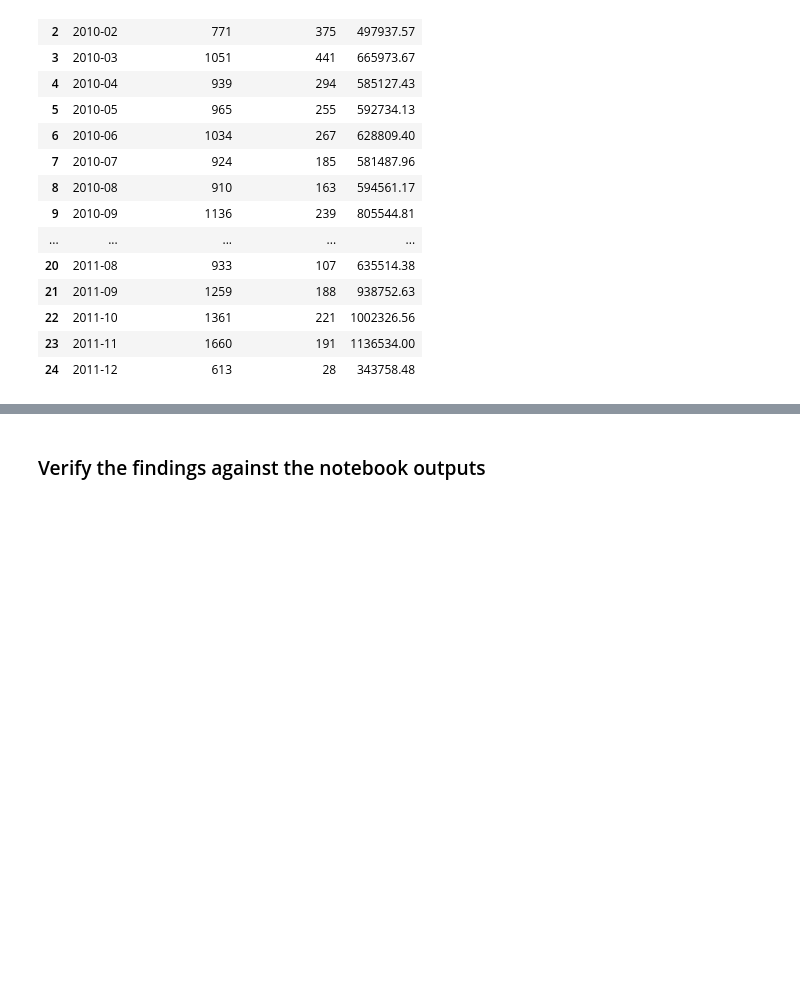
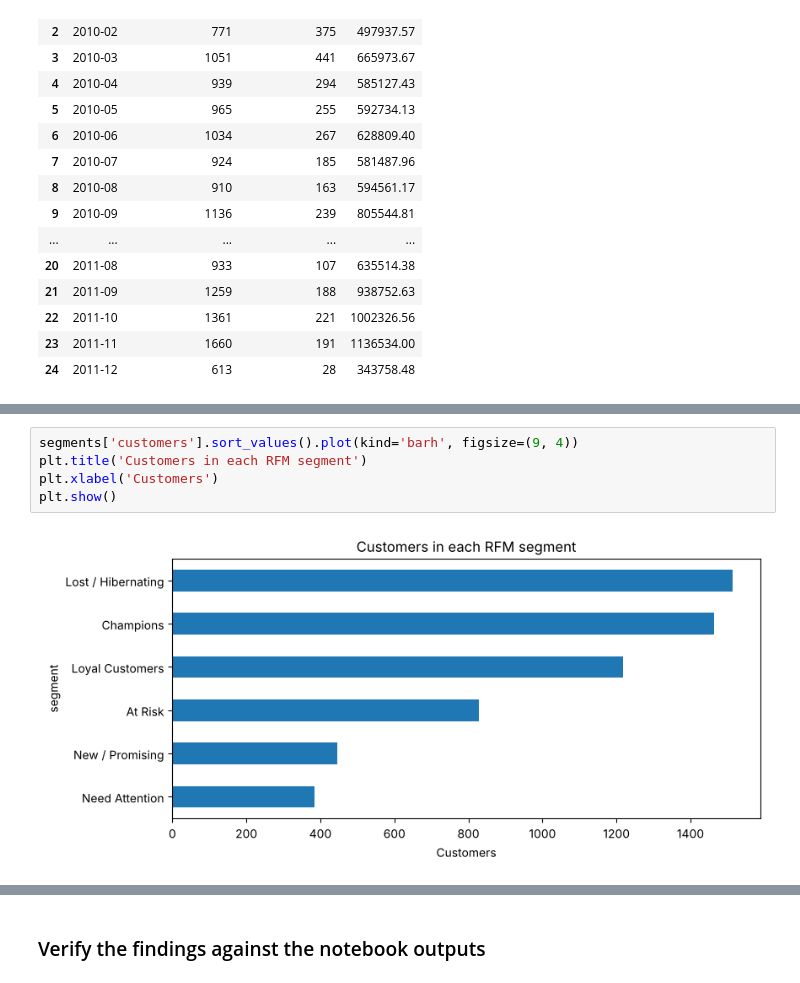
Before and after one commit to Pranavsangichetty/Axlero-Group3, a Jupyter notebook: Online_Retail_II_Data_Cleaning_EDA_Validation.ipynb, the cells around one changed output, grey strips where cells are left out. Saved outputs shown, nothing was run; the diff lists cells and outputs as text; blank space fills up the shorter version.

```diff
--- a/Online_Retail_II_Data_Cleaning_EDA_Validation.ipynb
+++ b/Online_Retail_II_Data_Cleaning_EDA_Validation.ipynb
@@ -875,0 +973,7 @@ monthly_customers
+# %%
+segments['customers'].sort_values().plot(kind='barh', figsize=(9, 4))
+plt.title('Customers in each RFM segment')
+plt.xlabel('Customers')
+plt.show()
+# %% [output]
+[figure, added]
```
Also changed, not shown: parts of 14 cells of this notebook.
